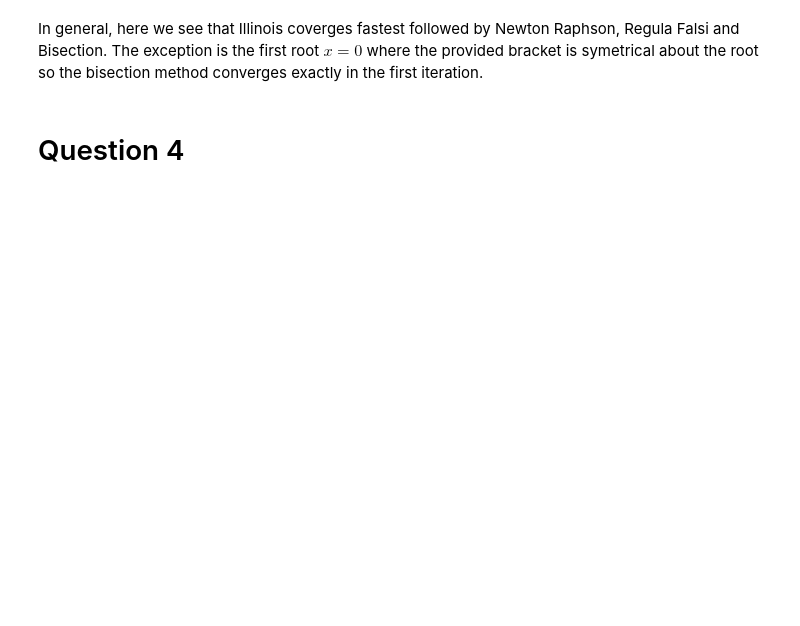
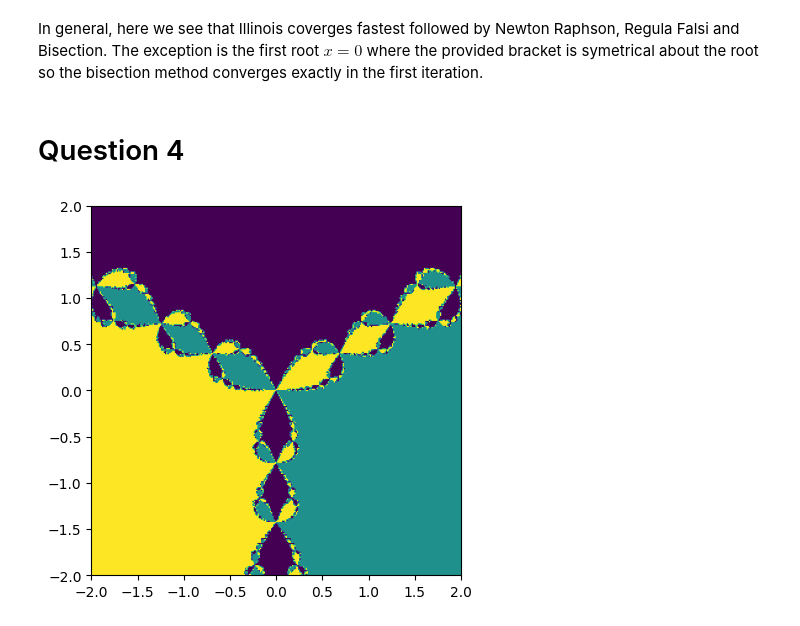
Before and after one commit to j-bowhay/Practical-Numerical-Analysis, a Jupyter notebook: problem_sheets/Problem Sheet 2.ipynb, the cells around one changed output. Saved outputs shown, nothing was run; the diff lists cells and outputs as text; code cells hidden in the pictures; blank space fills up the shorter version.

```diff
--- a/problem_sheets/Problem Sheet 2.ipynb
+++ b/problem_sheets/Problem Sheet 2.ipynb
@@ -151,7 +178,7 @@ We see that there are three roots bracketed by $[-0.25, 0.25]$, $[2, 2.2]$ and $
 f_prime = lambda x: np.cos(x) + 2 * x * np.cos(x**2)
 
 brackets = [(-0.25, 0.25), (1.8, 2.2), (2.2, 2.5)]
-tol = 1e-3
+tol = 1e-9
 
 for i, bracket in enumerate(brackets):
     print(f"\n\nRoot {i+1}, bracketed by {bracket}")
@@ -162,7 +189,7 @@ for i, bracket in enumerate(brackets):
     print(f"Regula Falsi: {x_star=}, {iterations=}")
     x_star, iterations = illinois(f, *bracket, tol)
     print(f"Illinois: {x_star=}, {iterations=}")
-    x_star, iterations = newton_raphson(f, f_prime, bracket[1], tol)
+    x_star, iterations = newton_raphson(f, f_prime, bracket[0], tol)
     print(f"Newton Raphson: {x_star=}, {iterations=}")
 # %% [output]
 Root 1, bracketed by (-0.25, 0.25)
@@ -207,21 +249,25 @@ In general, here we see that Illinois coverges fastest followed by Newton Raphso
 # %%
 f = lambda z: z**3 - 1
 f_prime = lambda z: 3 * z**2
 
-x = np.linspace(-2.5, 1, 200)
-y = np.linspace(-2, 1, 200)
+x = np.linspace(-2, 2, 300)
+y = np.linspace(-2, 2, 300)
 
 im = np.zeros((len(x), len(y)))
 
 for i, xi in enumerate(x):
     for j, yi in enumerate(y):
         root, _ = newton_raphson(f, f_prime, x0=complex(xi, yi), tol=1e-12)
 
         if np.isclose(root, 1):
             im[i, j] = 1
         elif np.isclose(root, complex(-0.5, np.sqrt(3) / 2)):
             im[i, j] = 2
         else:
             im[i, j] = 3
 
-plt.imshow(im, origin="lower", extent=[-2.5, 1, -2, 1])
+fig, ax = plt.subplots()
+ax.imshow(im, origin="lower", extent=[-2, 2, -2, 2])
+ax.set_aspect("equal")
+# %% [output]
+[figure, added]
```
Also changed, not shown: parts of 9 cells of this notebook, 2 other files.
